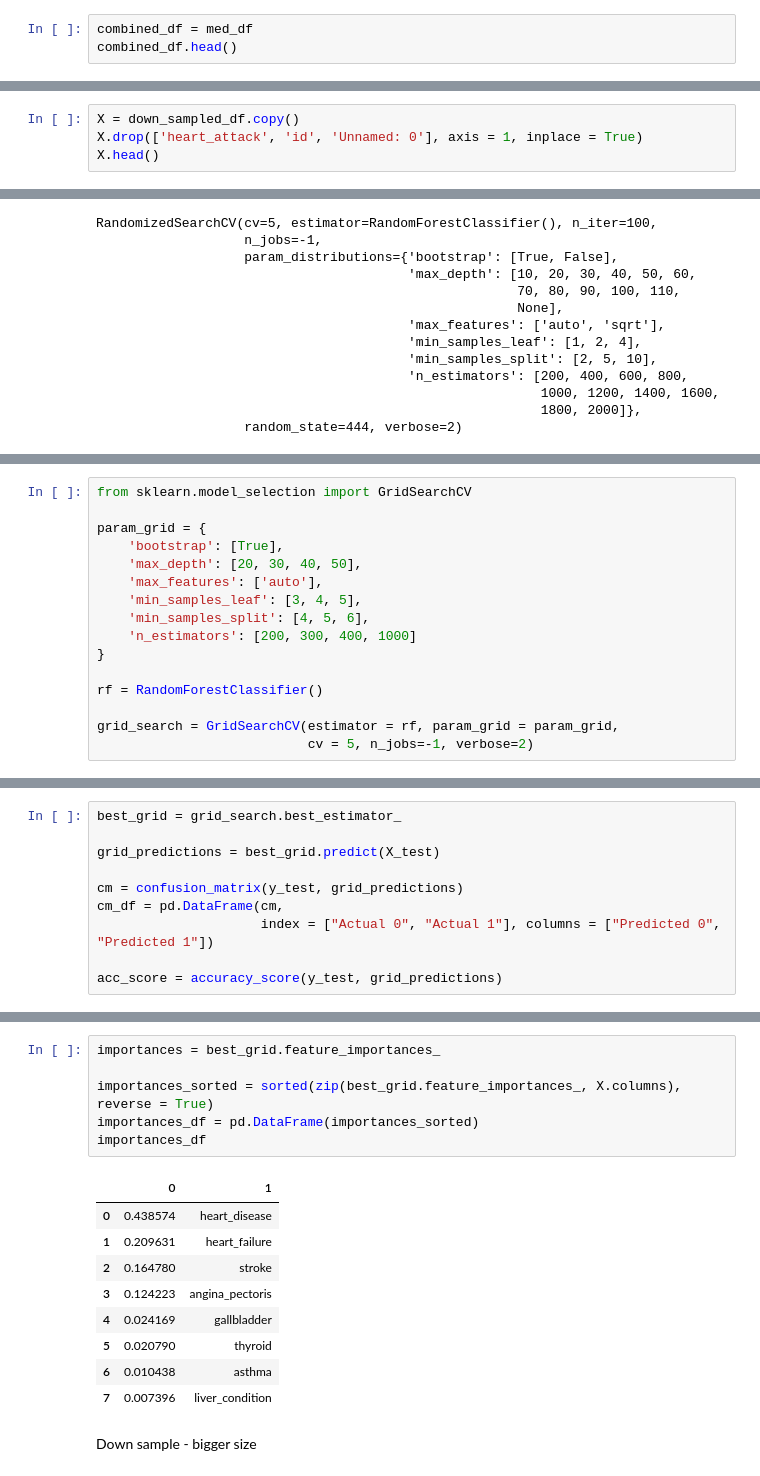
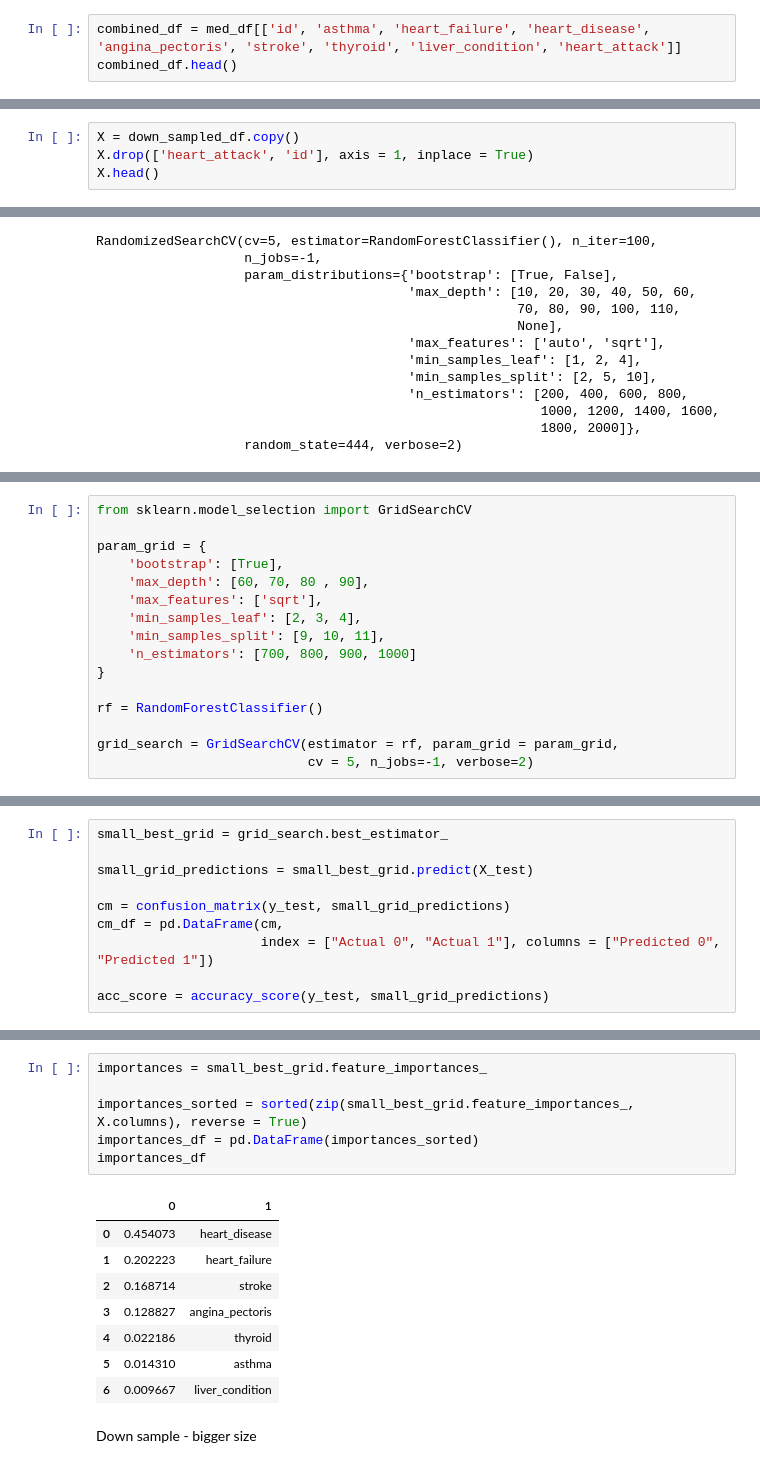
Before and after one commit to equitymarkets/HeartAttackPrediction, a Jupyter notebook: hyper_parameter_tuning.ipynb, the cells around one changed output, grey strips where cells are left out. Cells and saved outputs as stored; diff of their text form.

```diff
--- a/hyper_parameter_tuning.ipynb
+++ b/hyper_parameter_tuning.ipynb
@@ -312,6 +312,6 @@ baseline reandom forest
 # %%
 med_df = pd.read_csv('/content/med_conditions.csv')
 # %%
-combined_df = med_df
+combined_df = med_df[['id', 'asthma', 'heart_failure', 'heart_disease', 'angina_pectoris', 'stroke', 'thyroid', 'liver_condition', 'heart_attack']]
 combined_df.head()
 # %% [output]
@@ -416,5 +415,5 @@ down_sampled_df.shape
 # %%
 X = down_sampled_df.copy()
-X.drop(['heart_attack', 'id', 'Unnamed: 0'], axis = 1, inplace = True)
+X.drop(['heart_attack', 'id'], axis = 1, inplace = True)
 X.head()
 # %% [output]
@@ -516,11 +515,11 @@ from sklearn.model_selection import GridSearchCV
 
 param_grid = {
     'bootstrap': [True],
-    'max_depth': [20, 30, 40, 50],
-    'max_features': ['auto'],
-    'min_samples_leaf': [3, 4, 5],
-    'min_samples_split': [4, 5, 6],
-    'n_estimators': [200, 300, 400, 1000]
+    'max_depth': [60, 70, 80 , 90],
+    'max_features': ['sqrt'],
+    'min_samples_leaf': [2, 3, 4],
+    'min_samples_split': [9, 10, 11],
+    'n_estimators': [700, 800, 900, 1000]
 }
 
 rf = RandomForestClassifier()
@@ -542,13 +541,13 @@ Fitting 5 folds for each of 144 candidates, totalling 720 fits
 # %%
-best_grid = grid_search.best_estimator_
+small_best_grid = grid_search.best_estimator_
 
-grid_predictions = best_grid.predict(X_test)
+small_grid_predictions = small_best_grid.predict(X_test)
 
-cm = confusion_matrix(y_test, grid_predictions)
+cm = confusion_matrix(y_test, small_grid_predictions)
 cm_df = pd.DataFrame(cm,
                      index = ["Actual 0", "Actual 1"], columns = ["Predicted 0", "Predicted 1"])
 
-acc_score = accuracy_score(y_test, grid_predictions)
+acc_score = accuracy_score(y_test, small_grid_predictions)
 # %%
 display(cm_df)
 print(acc_score)
@@ -567,21 +566,20 @@ print(classification_report(y_test, predictions))
    macro avg       0.90      0.89      0.89       309
 weighted avg       0.91      0.91      0.91       309
 # %%
-importances = best_grid.feature_importances_
+importances = small_best_grid.feature_importances_
 
-importances_sorted = sorted(zip(best_grid.feature_importances_, X.columns), reverse = True)
+importances_sorted = sorted(zip(small_best_grid.feature_importances_, X.columns), reverse = True)
 importances_df = pd.DataFrame(importances_sorted)
 importances_df
 # %% [output]
 |  | 0 | 1 |
-| 0 | 0.438574 | heart_disease |
-| 1 | 0.209631 | heart_failure |
-| 2 | 0.164780 | stroke |
-| 3 | 0.124223 | angina_pectoris |
-| 4 | 0.024169 | gallbladder |
-| 5 | 0.020790 | thyroid |
-| 6 | 0.010438 | asthma |
-| 7 | 0.007396 | liver_condition |
+| 0 | 0.454073 | heart_disease |
+| 1 | 0.202223 | heart_failure |
+| 2 | 0.168714 | stroke |
+| 3 | 0.128827 | angina_pectoris |
+| 4 | 0.022186 | thyroid |
+| 5 | 0.014310 | asthma |
+| 6 | 0.009667 | liver_condition |
 # %% [markdown]
 Down sample - bigger size
 # %%
```
Also changed, not shown: parts of 50 cells of this notebook.
